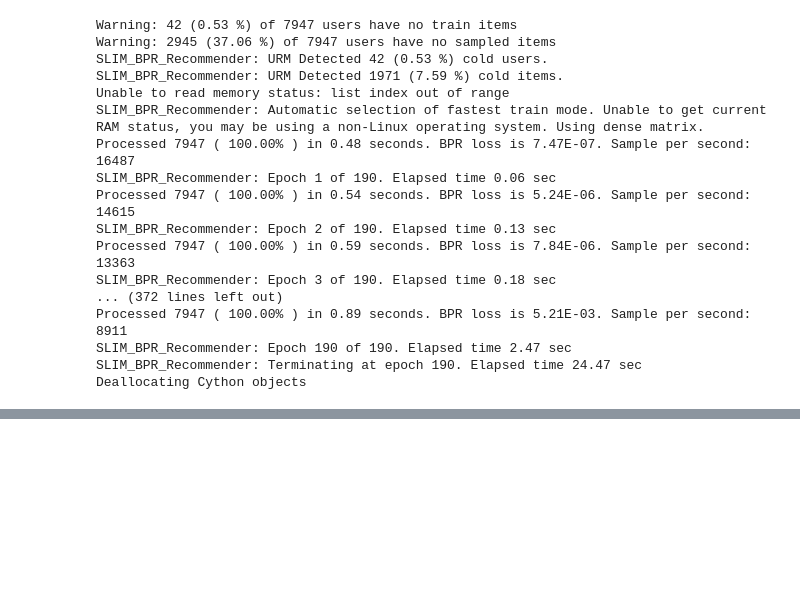
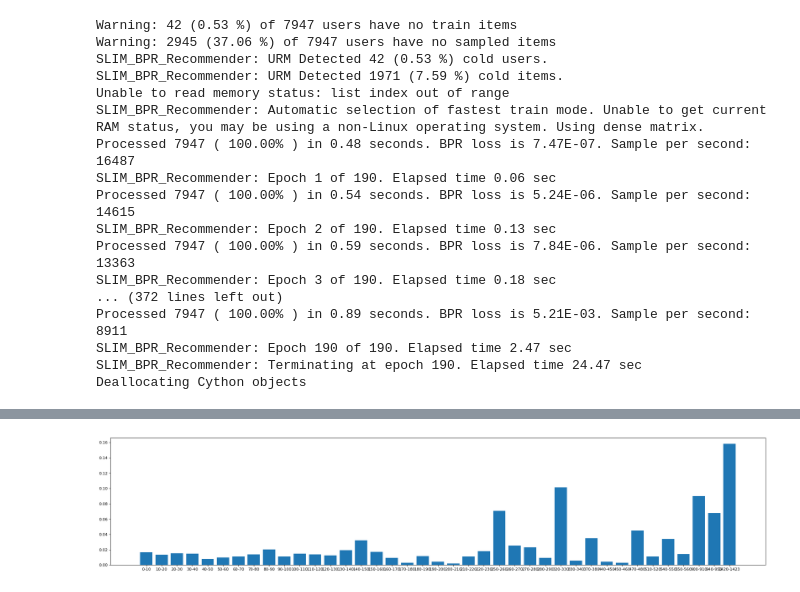
Before and after one commit to fcolombo7/RecSys-2020, a Jupyter notebook: Plotting.ipynb, the cells around one changed output, grey strips where cells are left out. Saved outputs shown, nothing was run; the diff lists cells and outputs as text; code cells hidden in the pictures; blank space fills up the shorter version.

Commit message:
plotting fix

```diff
--- a/Plotting.ipynb
+++ b/Plotting.ipynb
@@ -47,6 +47,40 @@ def evaluator(recommender: object, urm_test:sp.csr_matrix, cutoff = 10):
     user_ids = np.array(user_ids, dtype=np.int32)
     user_inter = np.array(user_inter, dtype=np.int32)
     return user_ids, user_map, user_inter
+# %%
+def interval_map(user_map, step = 10):
+    result = {}
+    for start in range(0, max(user_map[2]),step):
+        end = min(start+step, max(user_map[2]))
+        map_sum = 0
+        inter_count = 0
+        counter = 0
+        for inter in user_map[2]:
+            if inter <= end and inter > start:
+                map_sum += user_map[1][counter]
+                inter_count += 1
+            counter += 1
+        if map_sum == 0:
+            continue
+        map_sum /= inter_count
+        interval = str(start) + '-' + str(end)
+        result[interval]=map_sum
+    return result
+# %%
+from matplotlib import pyplot as plt
+from matplotlib.pyplot import figure
+def plot_dic(result):
+    figure(num=None, figsize=(30, 6), dpi=80, facecolor='w', edgecolor='k')
+    plt.bar(range(len(result)), list(result.values()), align='center')
+    plt.xticks(range(len(result)), list(result.keys()))
+# %%
+def normalize_dict(result):
+    result_norm = result.copy()
+    sum_map = sum(result_norm.values())
+    for item in result_norm.items():
+        result_norm[item[0]]/=sum_map
+    sum(result_norm.values())
+    return result_norm
 # %%
 from SLIM_BPR.Cython.SLIM_BPR_Cython import SLIM_BPR_Cython
 from DataParser import DataParser
@@ -141,0 +114,5 @@ plt.xticks(range(len(result)), list(result.keys()))
+# %%
+from SLIM_ElasticNet.SLIMElasticNetRecommender import SLIMElasticNetRecommender
+recommender_slim = SLIMElasticNetRecommender(URM_train)
+recommender_slim.fit(topK=120, l1_ratio=1e-5, alpha=0.066)
+user_map = evaluator(recommender_slim, URM_test)
@@ -141,0 +125,6 @@ plt.xticks(range(len(result)), list(result.keys()))
+# %%
+result = interval_map(user_map, step = 10)
+result = normalize_dict(result)
+plot_dic(result)
+# %% [output]
+[figure, added]
```
Also changed, not shown: parts of 4 cells of this notebook.
